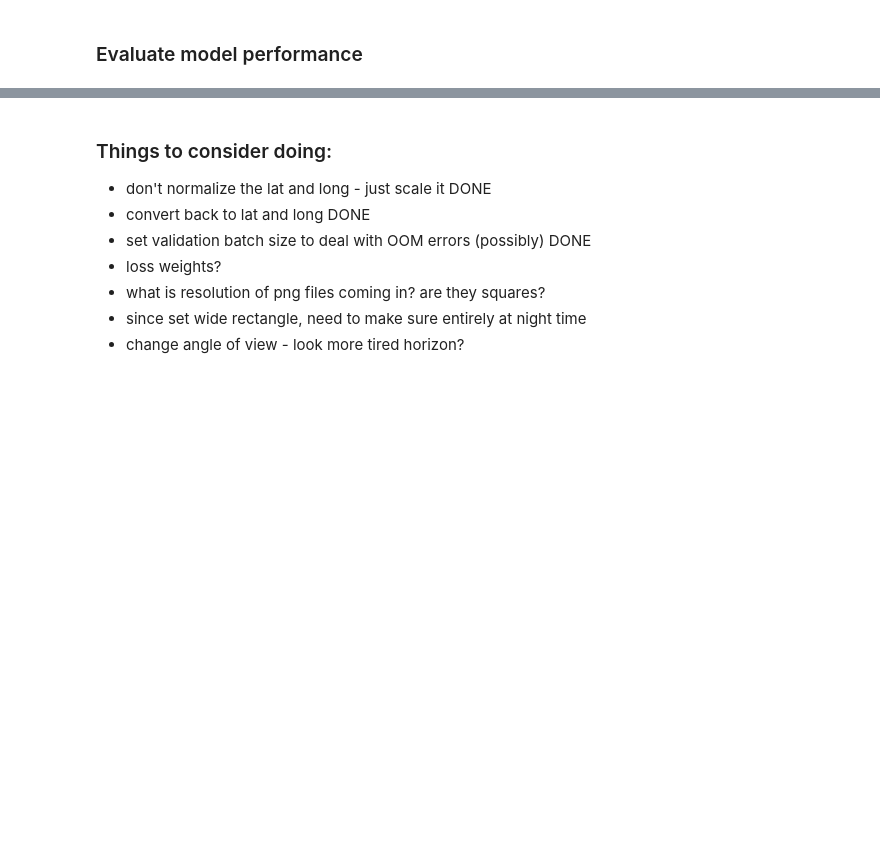
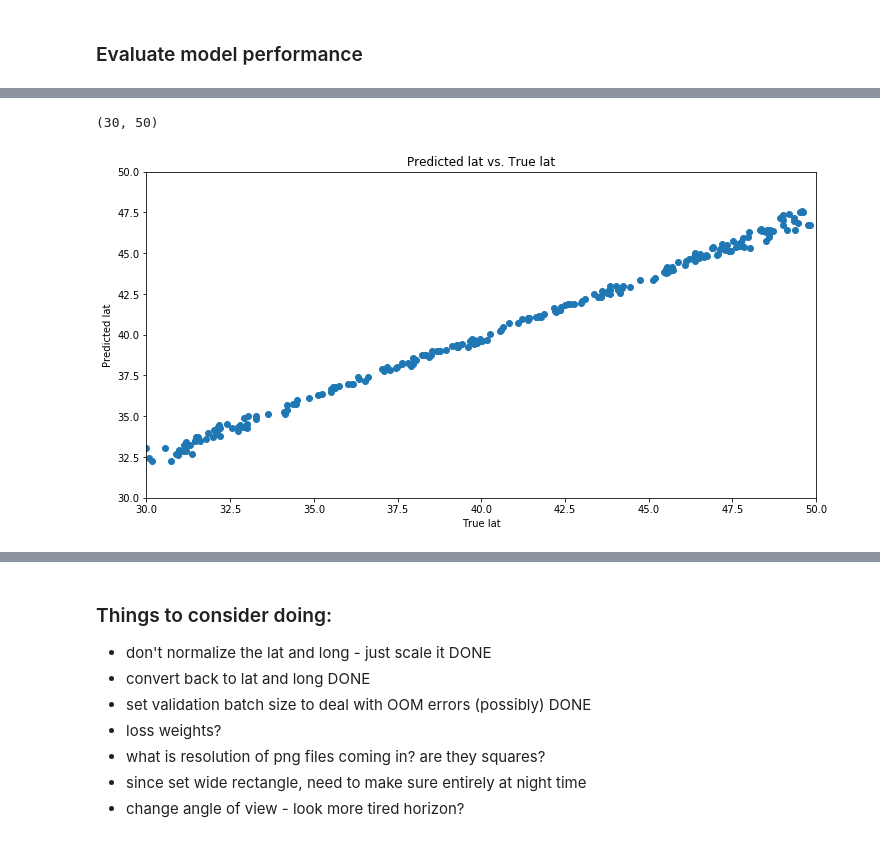
Before and after one commit to travisrmetz/w251-project, a Jupyter notebook: trm_refined_model.ipynb, the cells around one changed output, grey strips where cells are left out. Saved outputs shown, nothing was run; the diff lists cells and outputs as text; code cells hidden in the pictures; blank space fills up the shorter version.

```diff
--- a/trm_refined_model.ipynb
+++ b/trm_refined_model.ipynb
@@ -400,0 +401,28 @@ plt.show()
+# %%
+y_hat = model.predict(X_val)
+#y_hat_lat=model.predict(X_val)[0]
+#y_hat_long=model.predict(X_val)[1]
+y_hat_lat=y_hat[0]
+y_hat_long=y_hat[1]
+
+y_hat_lat=scale_up(y_hat_lat,toplat,bottomlat)
+y_hat_long=scale_up(y_hat_long,toplong,bottomlong)
+
+y_val_lat=y_val[:,0]
+y_val_long=y_val[:,1]
+
+y_val_lat=scale_up(y_val_lat,toplat,bottomlat)
+y_val_long=scale_up(y_val_long,toplong,bottomlong)
+# %%
+fig = plt.figure(figsize=(12,6))
+ax=fig.add_subplot(111)
+ax.scatter(y_val_lat, y_hat_lat)
+plt.title('Predicted lat vs. True lat')
+plt.xlabel('True lat')
+plt.ylabel('Predicted lat')
+ax.set_xlim(30,50)
+ax.set_ylim(30,50)
+#draw straight line
+# %% [output]
+(30, 50)
+[figure, added]
```
Also changed, not shown: parts of 17 cells of this notebook.
